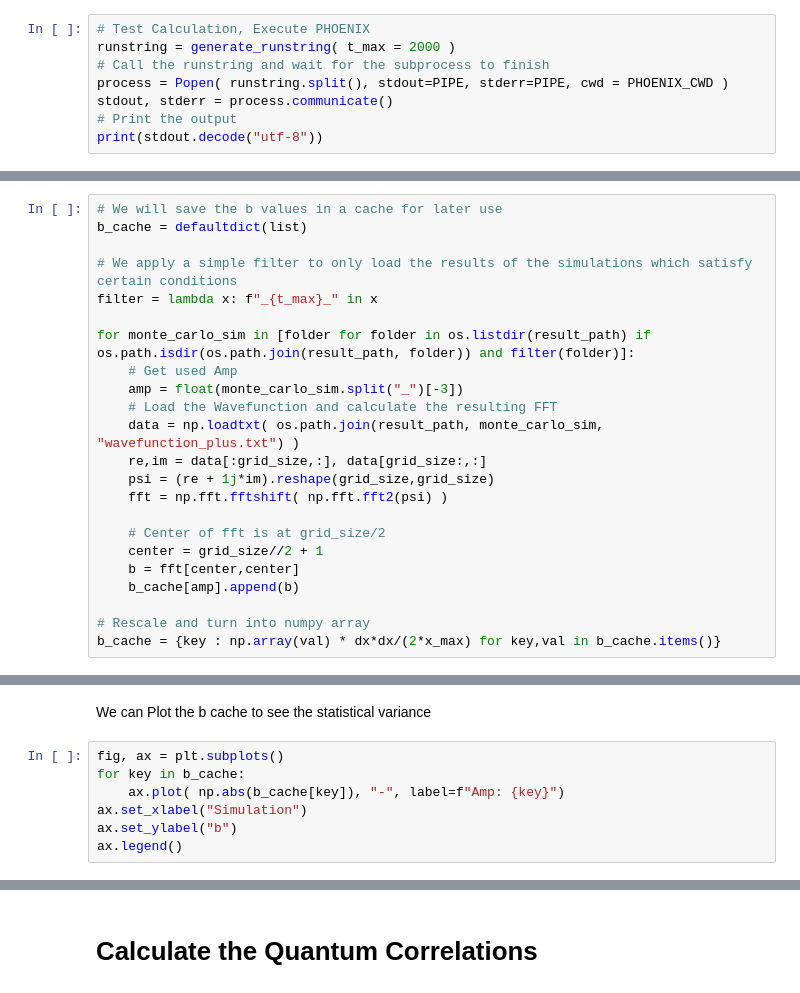
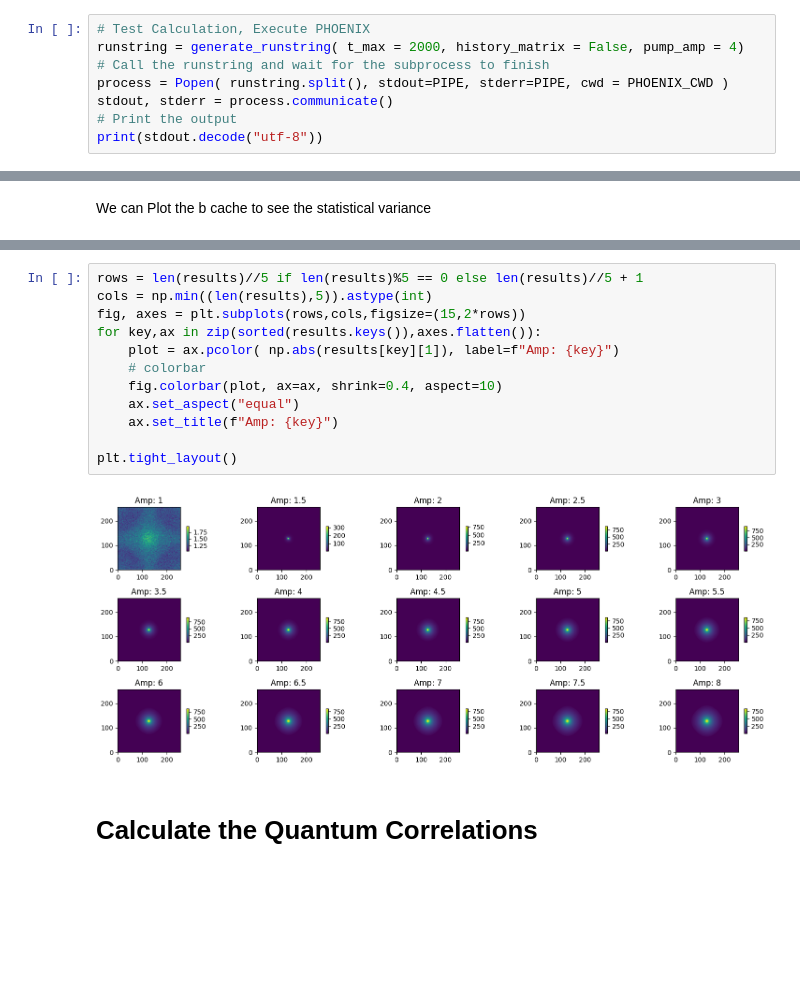
Before and after one commit to Schumacher-Group-UPB/PULSE, a Jupyter notebook: examples/example_3/example.ipynb, the cells around one changed output, grey strips where cells are left out. Drawn from its saved outputs; the diff is of its cells as text; blank space fills up the shorter version.

```diff
--- a/examples/example_3/example.ipynb
+++ b/examples/example_3/example.ipynb
@@ -95,7 +98,7 @@ def generate_runstring( *, t_max: float, output_suffix: str = "", pump_amp: floa
     return runstring
 # %%
 # Test Calculation, Execute PHOENIX
-runstring = generate_runstring( t_max = 2000 )
+runstring = generate_runstring( t_max = 2000, history_matrix = False, pump_amp = 4)
 # Call the runstring and wait for the subprocess to finish
 process = Popen( runstring.split(), stdout=PIPE, stderr=PIPE, cwd = PHOENIX_CWD )
 stdout, stderr = process.communicate()
@@ -184,23 +171,0 @@ Simulation 7 - 10/10 finished
-# %%
-# We will save the b values in a cache for later use
-b_cache = defaultdict(list)
-
-# We apply a simple filter to only load the results of the simulations which satisfy certain conditions
-filter = lambda x: f"_{t_max}_" in x
-
-for monte_carlo_sim in [folder for folder in os.listdir(result_path) if os.path.isdir(os.path.join(result_path, folder)) and filter(folder)]:
-    # Get used Amp
-    amp = float(monte_carlo_sim.split("_")[-3])
-    # Load the Wavefunction and calculate the resulting FFT
-    data = np.loadtxt( os.path.join(result_path, monte_carlo_sim, "wavefunction_plus.txt") )
-    re,im = data[:grid_size,:], data[grid_size:,:]
-    psi = (re + 1j*im).reshape(grid_size,grid_size)
-    fft = np.fft.fftshift( np.fft.fft2(psi) )
-
-    # Center of fft is at grid_size/2
-    center = grid_size//2 + 1
-    b = fft[center,center]
-    b_cache[amp].append(b)
-
-# Rescale and turn into numpy array
-b_cache = {key : np.array(val) * dx*dx/(2*x_max) for key,val in b_cache.items()}
@@ -207,9 +234,2 @@ b_cache = {key : np.array(val) * dx*dx/(2*x_max) for key,val in b_cache.items()}
 # %% [markdown]
 We can Plot the b cache to see the statistical variance
-# %%
-fig, ax = plt.subplots()
-for key in b_cache:
-    ax.plot( np.abs(b_cache[key]), "-", label=f"Amp: {key}")
-ax.set_xlabel("Simulation")
-ax.set_ylabel("b")
-ax.legend()
@@ -219,3 +236,17 @@ ax.legend()
+# %%
+rows = len(results)//5 if len(results)%5 == 0 else len(results)//5 + 1
+cols = np.min((len(results),5)).astype(int)
+fig, axes = plt.subplots(rows,cols,figsize=(15,2*rows))
+for key,ax in zip(sorted(results.keys()),axes.flatten()):
+    plot = ax.pcolor( np.abs(results[key][1]), label=f"Amp: {key}")
+    # colorbar
+    fig.colorbar(plot, ax=ax, shrink=0.4, aspect=10)
+    ax.set_aspect("equal")
+    ax.set_title(f"Amp: {key}")
+
+plt.tight_layout()
+# %% [output]
+[figure, added]
 # %% [markdown]
 # Calculate the Quantum Correlations
 # %%
```
Also changed, not shown: parts of 10 cells of this notebook, 3 other files.
